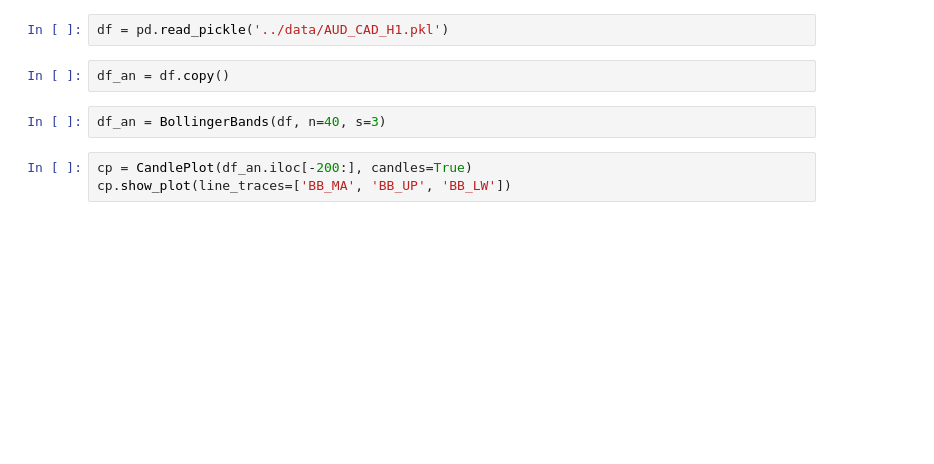
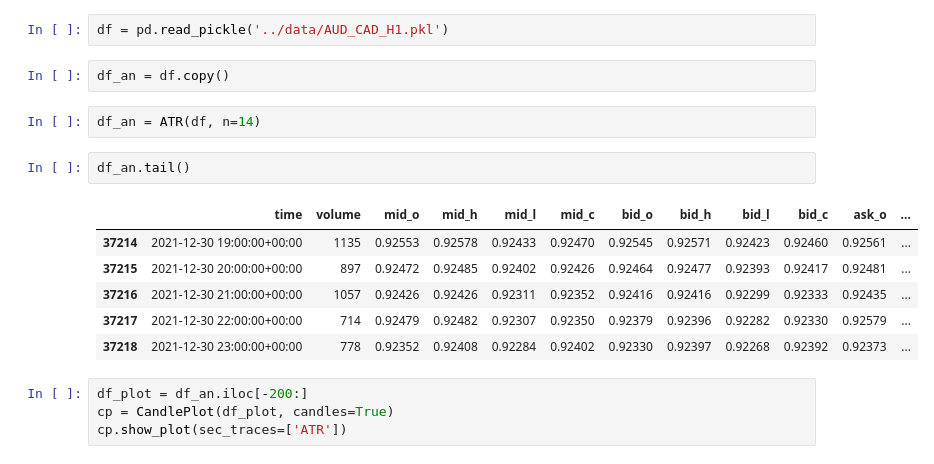
Before and after one commit to itsmarcotime/Forex_trading_system_in_Python, a Jupyter notebook: jupyter_notes/indicators.ipynb, the cells around one changed output. Cells and saved outputs as stored; diff of their text form; blank space fills up the shorter version.

Commit message:
calculated the average true range

```diff
--- a/jupyter_notes/indicators.ipynb
+++ b/jupyter_notes/indicators.ipynb
@@ -9,7 +9,17 @@ df = pd.read_pickle('../data/AUD_CAD_H1.pkl')
 # %%
 df_an = df.copy()
 # %%
-df_an = BollingerBands(df, n=40, s=3)
+df_an = ATR(df, n=14)
+# %%
+df_an.tail()
+# %% [output]
+|  | time | volume | mid_o | mid_h | mid_l | mid_c | bid_o | bid_h | bid_l | bid_c | ask_o | ... |
+| 37214 | 2021-12-30 19:00:00+00:00 | 1135 | 0.92553 | 0.92578 | 0.92433 | 0.92470 | 0.92545 | 0.92571 | 0.92423 | 0.92460 | 0.92561 | ... |
+| 37215 | 2021-12-30 20:00:00+00:00 | 897 | 0.92472 | 0.92485 | 0.92402 | 0.92426 | 0.92464 | 0.92477 | 0.92393 | 0.92417 | 0.92481 | ... |
+| 37216 | 2021-12-30 21:00:00+00:00 | 1057 | 0.92426 | 0.92426 | 0.92311 | 0.92352 | 0.92416 | 0.92416 | 0.92299 | 0.92333 | 0.92435 | ... |
+| 37217 | 2021-12-30 22:00:00+00:00 | 714 | 0.92479 | 0.92482 | 0.92307 | 0.92350 | 0.92379 | 0.92396 | 0.92282 | 0.92330 | 0.92579 | ... |
+| 37218 | 2021-12-30 23:00:00+00:00 | 778 | 0.92352 | 0.92408 | 0.92284 | 0.92402 | 0.92330 | 0.92397 | 0.92268 | 0.92392 | 0.92373 | ... |
 # %%
-cp = CandlePlot(df_an.iloc[-200:], candles=True)
-cp.show_plot(line_traces=['BB_MA', 'BB_UP', 'BB_LW'])
+df_plot = df_an.iloc[-200:]
+cp = CandlePlot(df_plot, candles=True)
+cp.show_plot(sec_traces=['ATR'])
```
Also changed, not shown: parts of 1 cell of this notebook, 2 other files.
